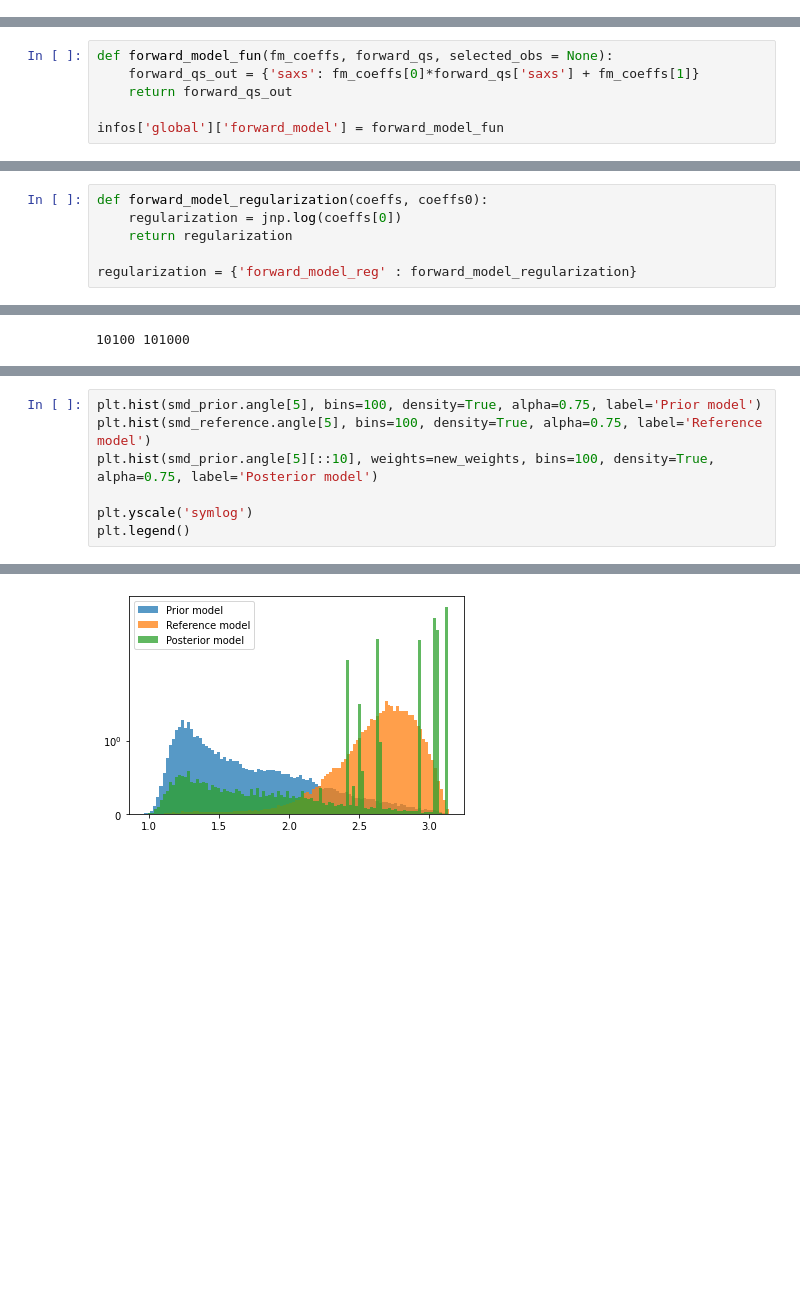
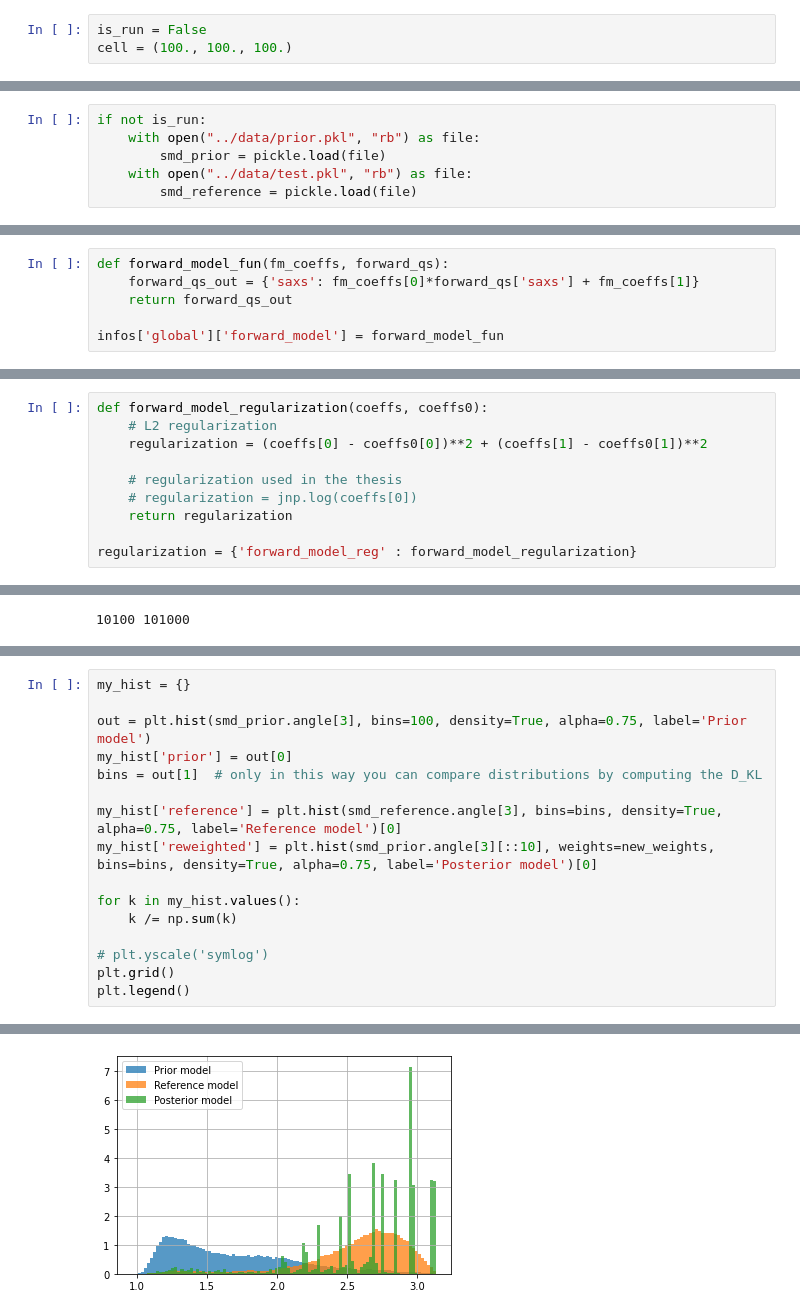
Before and after one commit to DavideDiVora/MD_refinement_on-the-fly, a Jupyter notebook: notebooks/reweighting_only.ipynb, the cells around one changed output, grey strips where cells are left out. Drawn from its saved outputs; the diff is of its cells as text; blank space fills up the shorter version.

Commit message:
reweighting only does not work

```diff
--- a/notebooks/reweighting_only.ipynb
+++ b/notebooks/reweighting_only.ipynb
@@ -19,4 +21,7 @@ from MDRefine import load_data, minimizer
 # %% [markdown]
 ### 1. prepare data
 from `SimpleMD` outputs (in `data` directory) to `MDRefine` (new directory `polymer`)
+# %%
+is_run = False
+cell = (100., 100., 100.)
 # %%
@@ -28,0 +58,6 @@ dict_keys(['iv', 'iy', 'iset', 'gset', 'write_positions_first', 'write_statistic
+# %%
+if not is_run:
+    with open("../data/prior.pkl", "rb") as file:
+        smd_prior = pickle.load(file)
+    with open("../data/test.pkl", "rb") as file:
+        smd_reference = pickle.load(file)
@@ -93,7 +144,7 @@ infos = {'global': {
     'forward_coeffs': 'original_fm_coeffs'  # np.array([1., 0.])
 }}
 # %%
-def forward_model_fun(fm_coeffs, forward_qs, selected_obs = None):
+def forward_model_fun(fm_coeffs, forward_qs):
     forward_qs_out = {'saxs': fm_coeffs[0]*forward_qs['saxs'] + fm_coeffs[1]}
     return forward_qs_out
 
@@ -111,6 +172,10 @@ dict_keys(['temperature', 'gexp', 'names', 'ref', 'forward_model', 'forward_qs',
 # %%
 def forward_model_regularization(coeffs, coeffs0):
-    regularization = jnp.log(coeffs[0])
+    # L2 regularization
+    regularization = (coeffs[0] - coeffs0[0])**2 + (coeffs[1] - coeffs0[1])**2
+
+    # regularization used in the thesis
+    # regularization = jnp.log(coeffs[0])
     return regularization
 
 regularization = {'forward_model_reg' : forward_model_regularization}
@@ -148,10 +227,19 @@ print(len(new_weights), len(smd_prior.angle[5]))
 # %%
-plt.hist(smd_prior.angle[5], bins=100, density=True, alpha=0.75, label='Prior model')
-plt.hist(smd_reference.angle[5], bins=100, density=True, alpha=0.75, label='Reference model')
-plt.hist(smd_prior.angle[5][::10], weights=new_weights, bins=100, density=True, alpha=0.75, label='Posterior model')
+my_hist = {}
 
-plt.yscale('symlog')
+out = plt.hist(smd_prior.angle[3], bins=100, density=True, alpha=0.75, label='Prior model')
+my_hist['prior'] = out[0]
+bins = out[1]  # only in this way you can compare distributions by computing the D_KL
+
+my_hist['reference'] = plt.hist(smd_reference.angle[3], bins=bins, density=True, alpha=0.75, label='Reference model')[0]
+my_hist['reweighted'] = plt.hist(smd_prior.angle[3][::10], weights=new_weights, bins=bins, density=True, alpha=0.75, label='Posterior model')[0]
+
+for k in my_hist.values():
+    k /= np.sum(k)
+
+# plt.yscale('symlog')
+plt.grid()
 plt.legend()
 # %% [output]
 <matplotlib.legend.Legend at 0x...>
-[figure, old version]
+[figure, new version]
```
Also changed, not shown: parts of 30 cells of this notebook.
